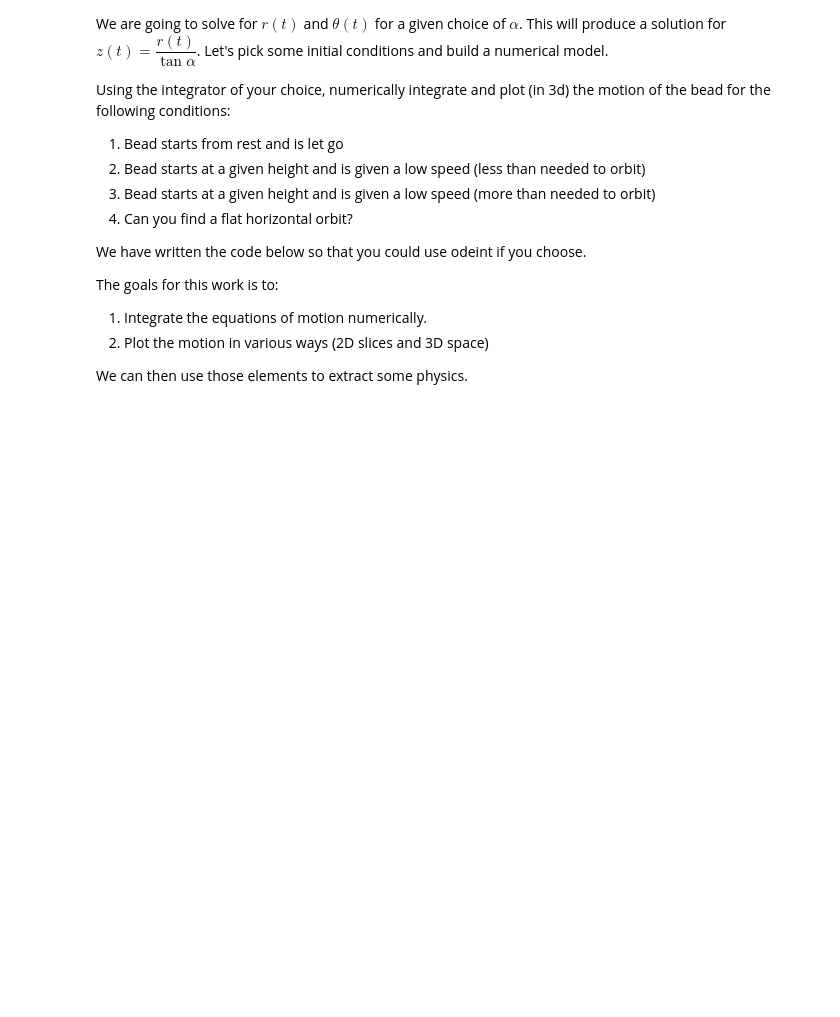
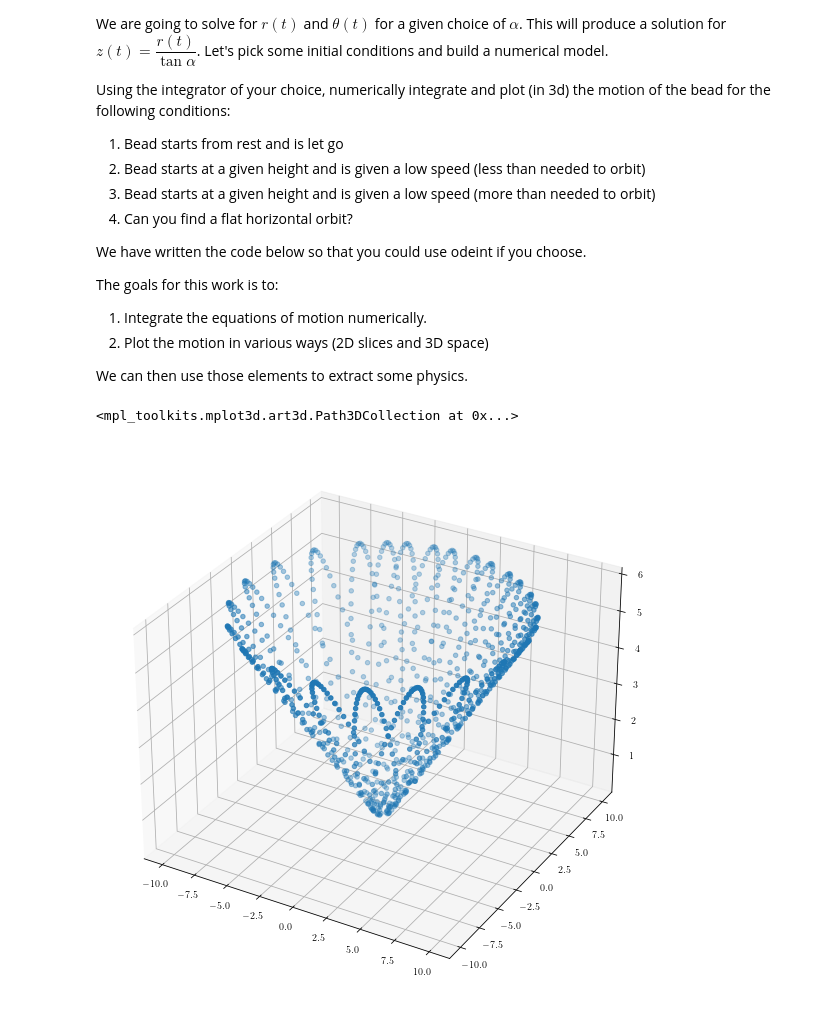
Before and after one commit to dannycab/phy415msu, a Jupyter notebook: MMIPbook/content/2_oscillations/activity-Lagrange-with-constraints-analysis.ipynb, the cells around one changed output. Cells and saved outputs as stored; diff of their text form; code cells hidden in the pictures; blank space fills up the shorter version.

```diff
--- a/MMIPbook/content/2_oscillations/activity-Lagrange-with-constraints-analysis.ipynb
+++ b/MMIPbook/content/2_oscillations/activity-Lagrange-with-constraints-analysis.ipynb
@@ -57,15 +57,17 @@ import numpy as np
 import matplotlib.pyplot as plt
 from mpl_toolkits import mplot3d
 from scipy.integrate import odeint
+plt.rcParams['text.usetex'] = True
+
 
 def BeadStuckOnCone(x, t, g=9.8, alpha=np.pi/3):
 
     r, v, theta, omega = x
-    dxdt = [v, (r**2*omega-g/np.tan(alpha))*np.cos(alpha)**2, omega, -2*v*omega/r]
+    dxdt = [v, (r*omega**2-g/np.tan(alpha))*np.cos(alpha)**2, omega, -2*v*omega/r]
     return dxdt
 
 g = 9.8
 alpha = np.pi/3
 
 y0 = [10,0,0,0.0565]
-t = np.linspace(0,100,1001)
+t = np.linspace(0,200,1001)
@@ -73,0 +74,17 @@ t = np.linspace(0,100,1001)
+# %%
+sol = odeint(BeadStuckOnCone, y0,t)
+r = sol[:,0]
+vr = sol[:,1]
+theta = sol[:,2]
+omega = sol[:,3]
+x = r*np.cos(theta)
+y = r*np.sin(theta)
+z = r/np.tan(alpha)
+# %%
+from mpl_toolkits import mplot3d
+fig = plt.figure(figsize=(10,10))
+ax = plt.axes(projection='3d')
+ax.scatter3D(x, y, z)
+# %% [output]
+<mpl_toolkits.mplot3d.art3d.Path3DCollection at 0x...>
+[figure, added]
```
Also changed, not shown: parts of 9 cells of this notebook.
